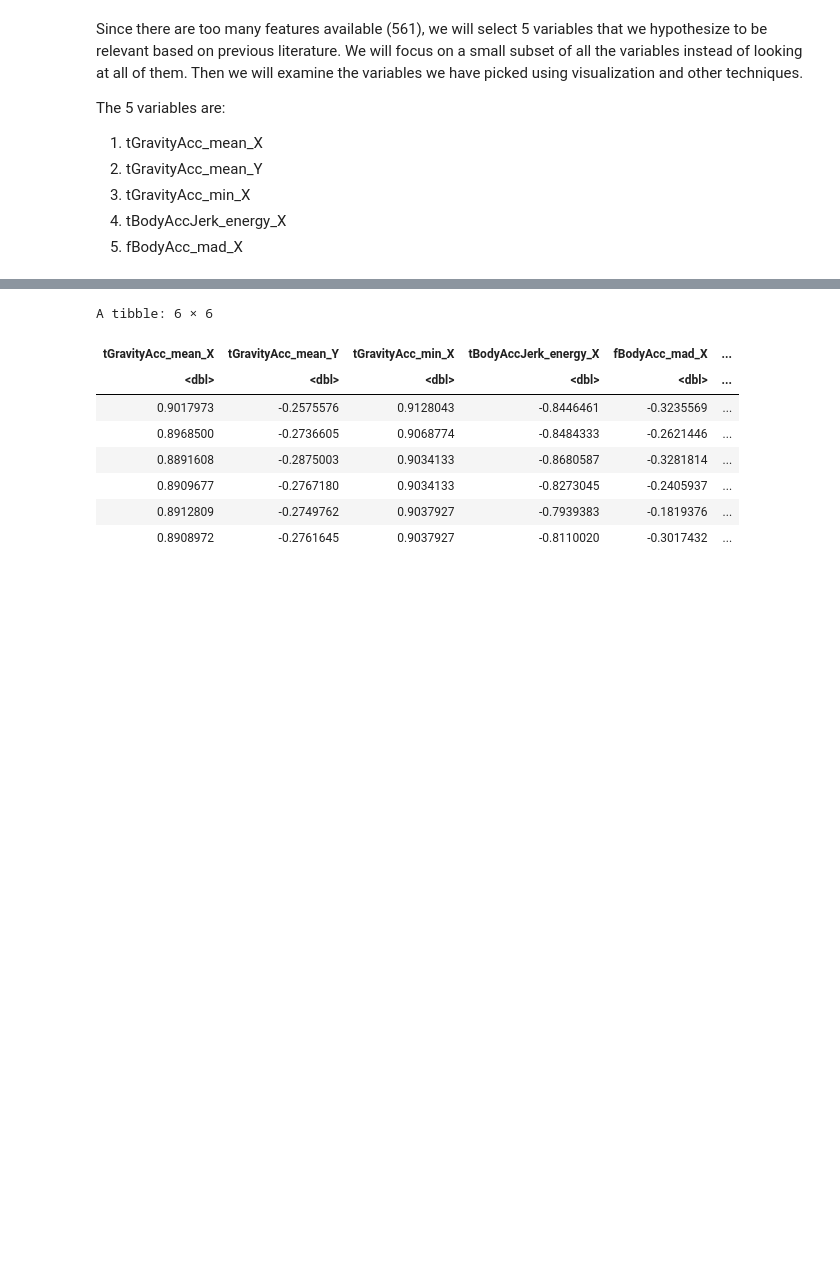
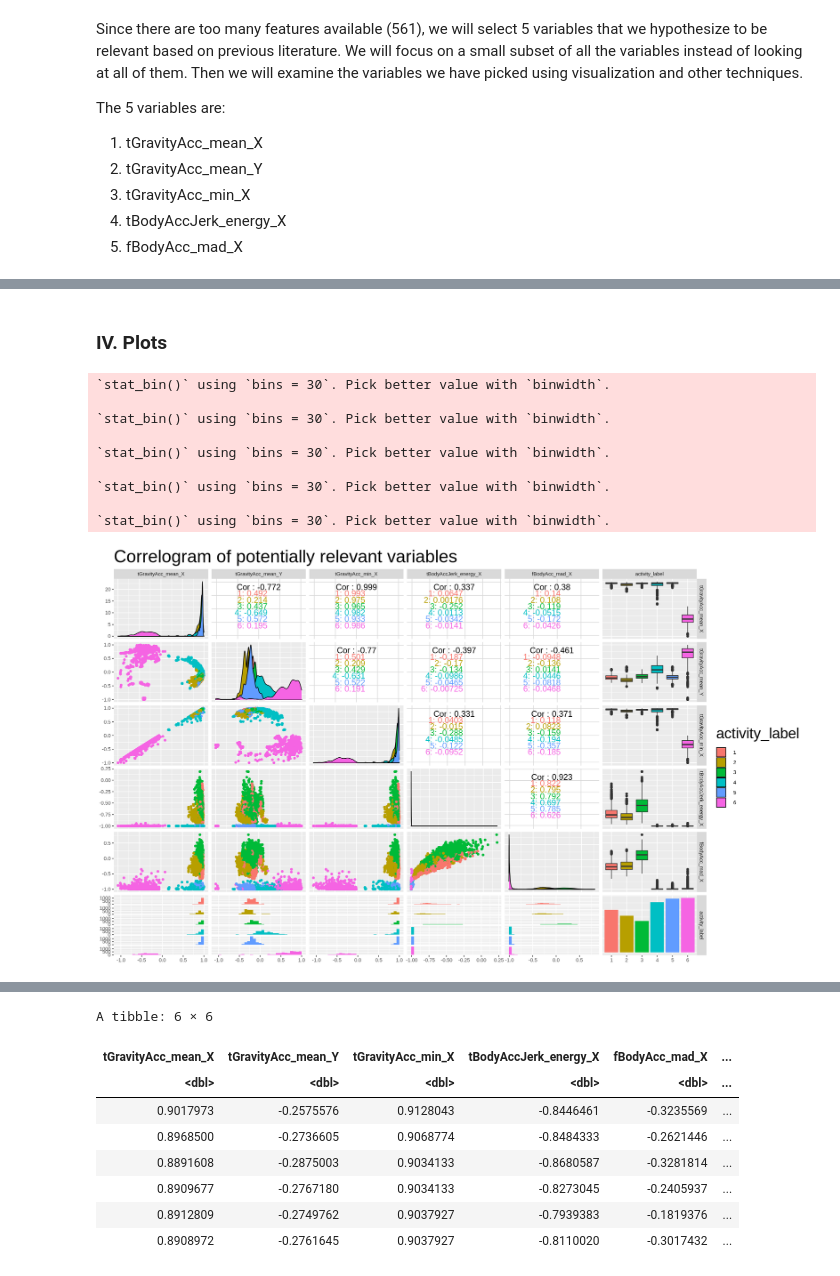
Before and after one commit to eleahj/dsci_project, a Jupyter notebook: human_activities.ipynb, the cells around one changed output, grey strips where cells are left out. Drawn from its saved outputs; the diff is of its cells as text; code cells hidden in the pictures; blank space fills up the shorter version.

```diff
--- a/human_activities.ipynb
+++ b/human_activities.ipynb
@@ -233,0 +208,24 @@ The 5 variables are:
+# %% [markdown]
+### IV. Plots
+# %%
+#Correlation graph of 5 features mentioned above
+options(repr.plot.width=17, repr.plot.height=10)
+
+correlation_graph <- ggpairs(relevant_acc_columns, mapping = aes(color = activity_label),
+                            legend = 1,
+                             title ="Correlogram of potentially relevant variables",
+                         upper = list(continuous = wrap("cor", size = 5))) +
+                        theme(title = element_text(size = 25))
+
+correlation_graph
+# %% [output]
+`stat_bin()` using `bins = 30`. Pick better value with `binwidth`.
+
+`stat_bin()` using `bins = 30`. Pick better value with `binwidth`.
+
+`stat_bin()` using `bins = 30`. Pick better value with `binwidth`.
+
+`stat_bin()` using `bins = 30`. Pick better value with `binwidth`.
+
+`stat_bin()` using `bins = 30`. Pick better value with `binwidth`.
+[figure, added]
```
Also changed, not shown: parts of 10 cells of this notebook.
